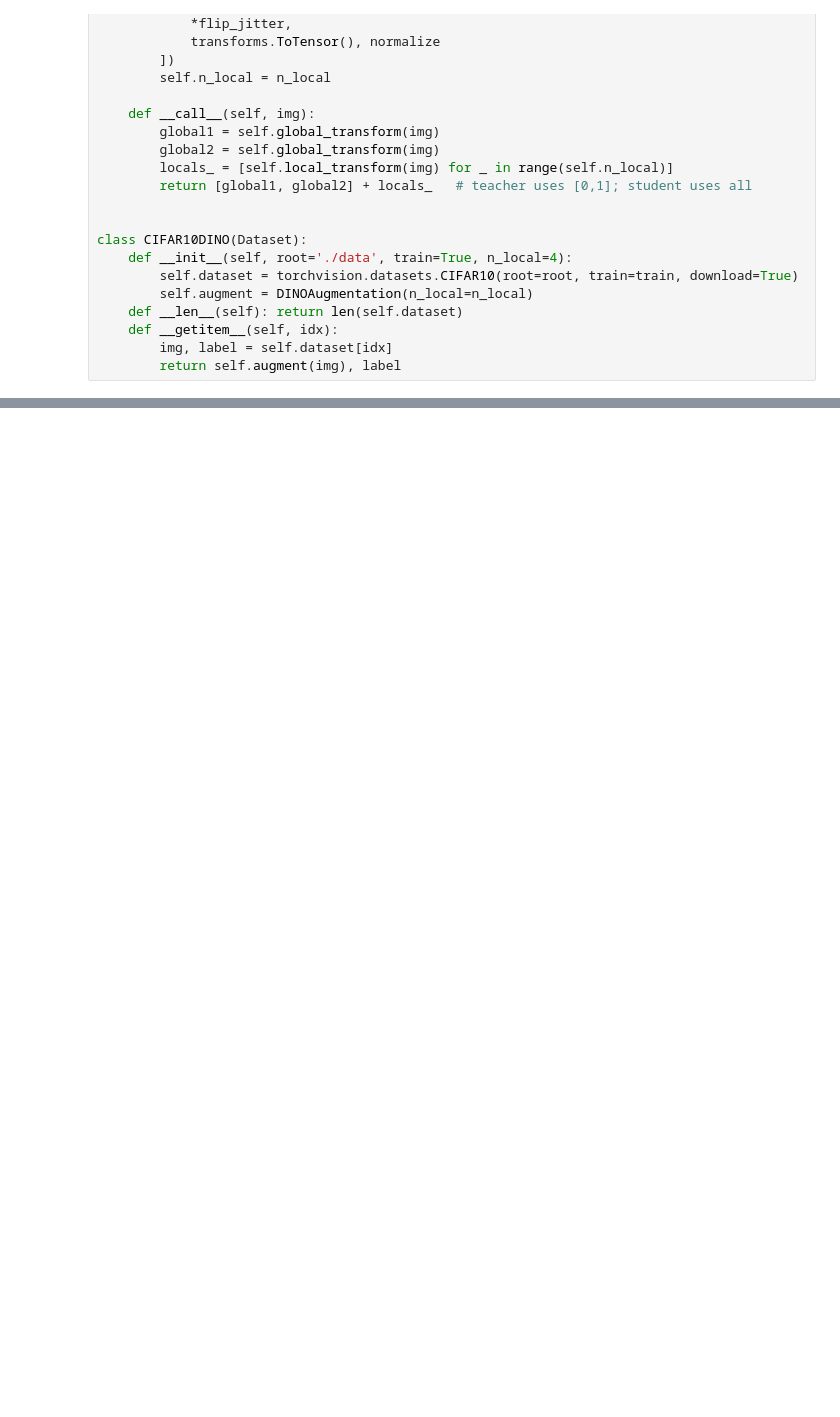
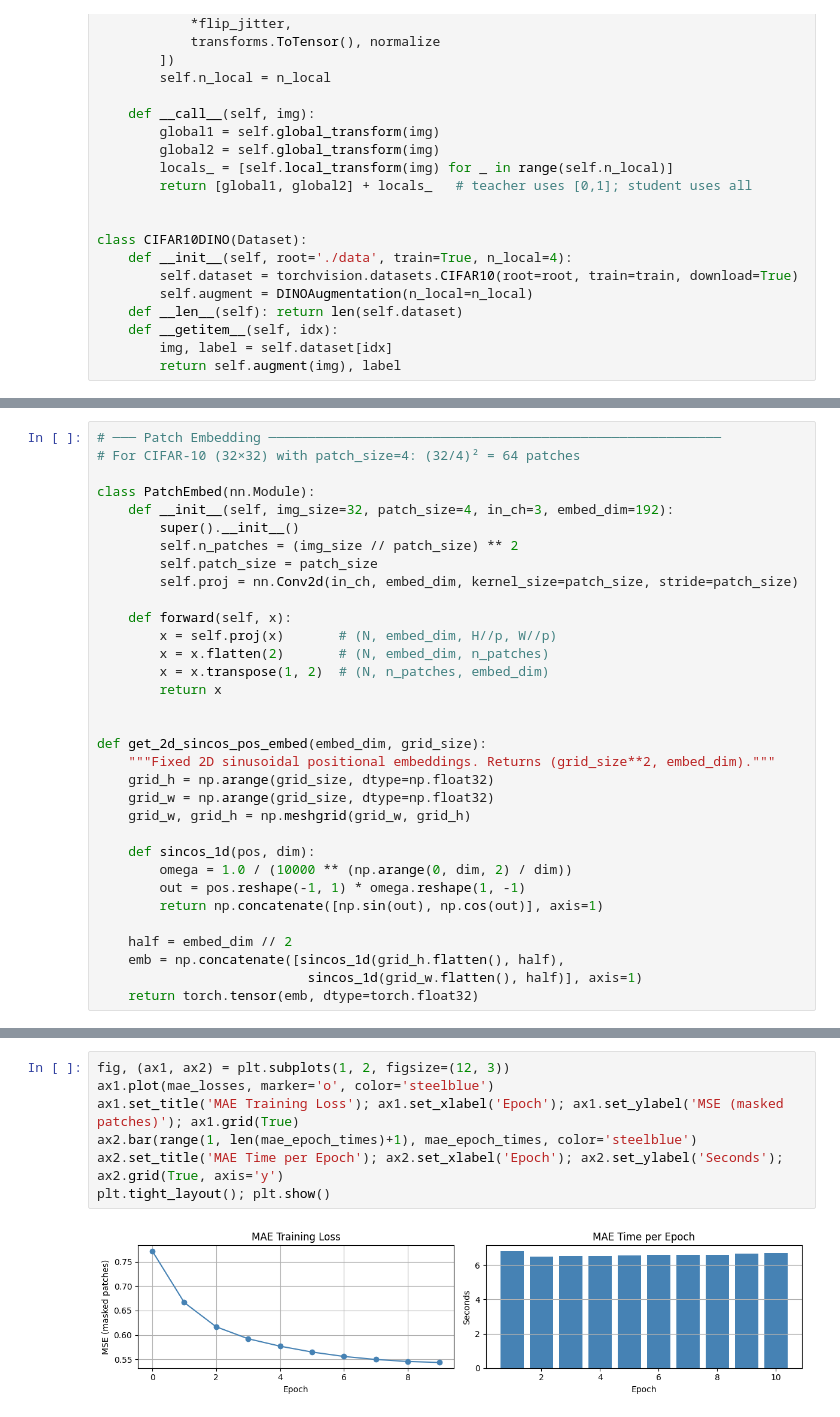
Before and after one commit to moreshud/Python-for-Deep-Learning, a Jupyter notebook: Assignments/2026_Assignment/A3 - Self Supervised Learning/A3-Self-Supervised-Learning.ipynb, the cells around one changed output, grey strips where cells are left out. Cells and saved outputs as stored; diff of their text form; blank space fills up the shorter version.

```diff
--- a/Assignments/2026_Assignment/A3 - Self Supervised Learning/A3-Self-Supervised-Learning.ipynb
+++ b/Assignments/2026_Assignment/A3 - Self Supervised Learning/A3-Self-Supervised-Learning.ipynb
@@ -676,0 +651,33 @@ t-SNE projects the 512-dim / embed-dim feature space down to 2D. If SSL worked,
+# %%
+# ─── Patch Embedding ──────────────────────────────────────────────────────────
+# For CIFAR-10 (32×32) with patch_size=4: (32/4)² = 64 patches
+
+class PatchEmbed(nn.Module):
+    def __init__(self, img_size=32, patch_size=4, in_ch=3, embed_dim=192):
+        super().__init__()
+        self.n_patches = (img_size // patch_size) ** 2
+        self.patch_size = patch_size
+        self.proj = nn.Conv2d(in_ch, embed_dim, kernel_size=patch_size, stride=patch_size)
+
+    def forward(self, x):
+        x = self.proj(x)       # (N, embed_dim, H//p, W//p)
+        x = x.flatten(2)       # (N, embed_dim, n_patches)
+        x = x.transpose(1, 2)  # (N, n_patches, embed_dim)
+        return x
+
+
+def get_2d_sincos_pos_embed(embed_dim, grid_size):
+    """Fixed 2D sinusoidal positional embeddings. Returns (grid_size**2, embed_dim)."""
+    grid_h = np.arange(grid_size, dtype=np.float32)
+    grid_w = np.arange(grid_size, dtype=np.float32)
+    grid_w, grid_h = np.meshgrid(grid_w, grid_h)
+
+    def sincos_1d(pos, dim):
+        omega = 1.0 / (10000 ** (np.arange(0, dim, 2) / dim))
+        out = pos.reshape(-1, 1) * omega.reshape(1, -1)
+        return np.concatenate([np.sin(out), np.cos(out)], axis=1)
+
+    half = embed_dim // 2
+    emb = np.concatenate([sincos_1d(grid_h.flatten(), half),
+                           sincos_1d(grid_w.flatten(), half)], axis=1)
+    return torch.tensor(emb, dtype=torch.float32)
@@ -676,0 +907,9 @@ t-SNE projects the 512-dim / embed-dim feature space down to 2D. If SSL worked,
+# %%
+fig, (ax1, ax2) = plt.subplots(1, 2, figsize=(12, 3))
+ax1.plot(mae_losses, marker='o', color='steelblue')
+ax1.set_title('MAE Training Loss'); ax1.set_xlabel('Epoch'); ax1.set_ylabel('MSE (masked patches)'); ax1.grid(True)
+ax2.bar(range(1, len(mae_epoch_times)+1), mae_epoch_times, color='steelblue')
+ax2.set_title('MAE Time per Epoch'); ax2.set_xlabel('Epoch'); ax2.set_ylabel('Seconds'); ax2.grid(True, axis='y')
+plt.tight_layout(); plt.show()
+# %% [output]
+[figure, added]
```
Also changed, not shown: parts of 37 cells of this notebook.
